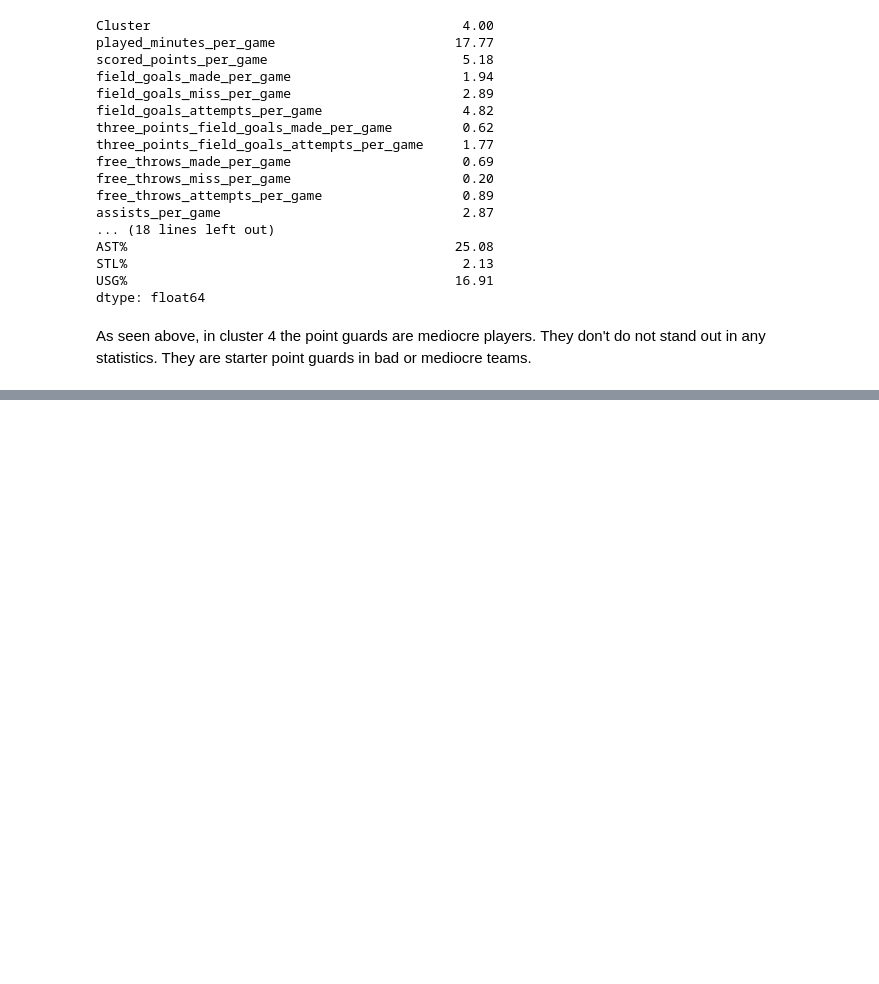
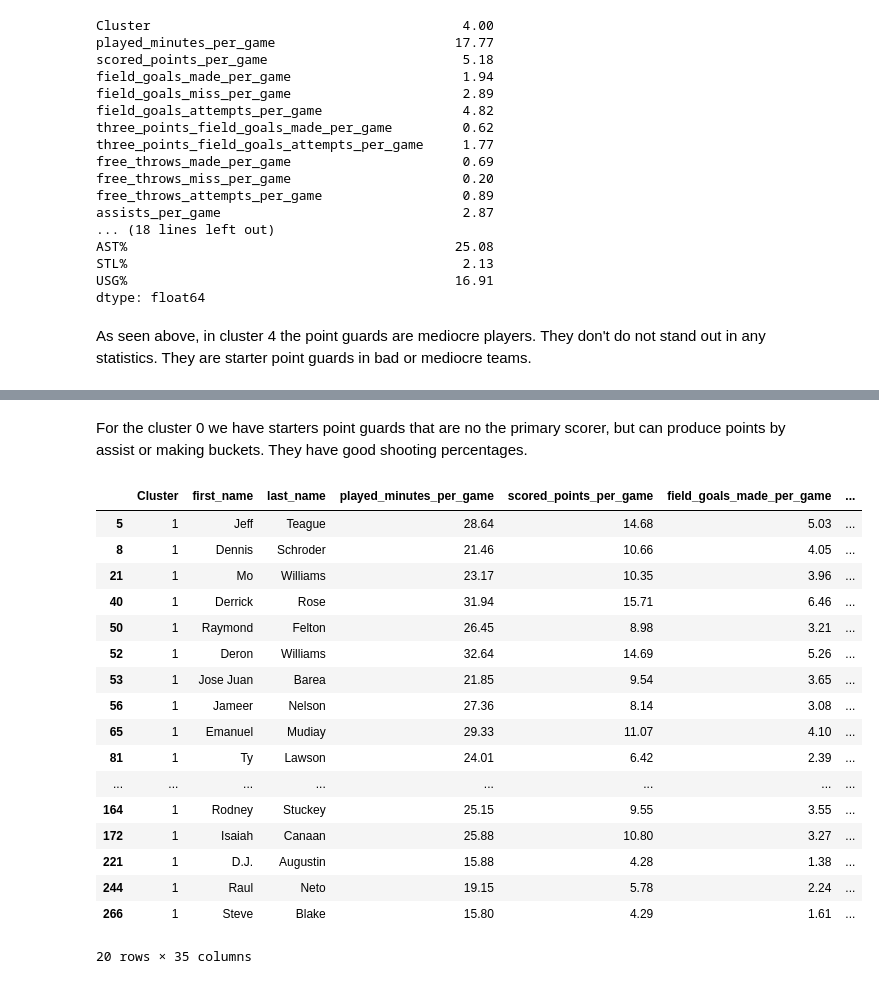
Before and after one commit to JoseRuizCasado/NBAPlayersClustering, a Jupyter notebook: NBAPlayerClustering.ipynb, the cells around one changed output, grey strips where cells are left out. Saved outputs shown, nothing was run; the diff lists cells and outputs as text; code cells hidden in the pictures; blank space fills up the shorter version.

```diff
--- a/NBAPlayerClustering.ipynb
+++ b/NBAPlayerClustering.ipynb
@@ -560,0 +697,5 @@ They are starter point guards in bad or mediocre teams.
+# %%
+pd.set_option('display.float_format', '{:.2f}'.format)
+pg_per_game_cluster3 = pg_per_game[pg_per_game['Cluster'] == 3]
+pg_per_game_cluster3 = pg_per_game_cluster3.drop(['player_id'], 1)
+pg_per_game_cluster3
@@ -560,0 +739,5 @@ They are starter point guards in bad or mediocre teams.
+# %%
+pd.set_option('display.float_format', '{:.2f}'.format)
+pg_per_game_cluster4 = pg_per_game[pg_per_game['Cluster'] == 4]
+pg_per_game_cluster4 = pg_per_game_cluster4.drop(['player_id'], 1)
+pg_per_game_cluster4
@@ -560,0 +782,7 @@ They are starter point guards in bad or mediocre teams.
+# %%
+pg_advanced['played_minutes_per_game'] = pg_advanced['played_minutes_per_game'].apply(lambda sec: sec/60)
+# %%
+pd.set_option('display.float_format', '{:.2f}'.format)
+pg_advanced_cluster0 = pg_advanced[pg_advanced['Cluster'] == 0]
+pg_advanced_cluster0 = pg_advanced_cluster0.drop(['player_id'], 1)
+pg_advanced_cluster0
@@ -560,0 +818,27 @@ They are starter point guards in bad or mediocre teams.
+# %% [markdown]
+For the cluster 0 we have starters point guards that are no the primary scorer, but can produce points by assist or
+making buckets. They have good shooting percentages.
+# %%
+pd.set_option('display.float_format', '{:.2f}'.format)
+pg_advanced_cluster1 = pg_advanced[pg_advanced['Cluster'] == 1]
+pg_advanced_cluster1 = pg_advanced_cluster1.drop(['player_id'], 1)
+pg_advanced_cluster1
+# %% [output]
+|  | Cluster | first_name | last_name | played_minutes_per_game | scored_points_per_game | field_goals_made_per_game | ... |
+| 5 | 1 | Jeff | Teague | 28.64 | 14.68 | 5.03 | ... |
+| 8 | 1 | Dennis | Schroder | 21.46 | 10.66 | 4.05 | ... |
+| 21 | 1 | Mo | Williams | 23.17 | 10.35 | 3.96 | ... |
+| 40 | 1 | Derrick | Rose | 31.94 | 15.71 | 6.46 | ... |
+| 50 | 1 | Raymond | Felton | 26.45 | 8.98 | 3.21 | ... |
+| 52 | 1 | Deron | Williams | 32.64 | 14.69 | 5.26 | ... |
+| 53 | 1 | Jose Juan | Barea | 21.85 | 9.54 | 3.65 | ... |
+| 56 | 1 | Jameer | Nelson | 27.36 | 8.14 | 3.08 | ... |
+| 65 | 1 | Emanuel | Mudiay | 29.33 | 11.07 | 4.10 | ... |
+| 81 | 1 | Ty | Lawson | 24.01 | 6.42 | 2.39 | ... |
+| ... | ... | ... | ... | ... | ... | ... | ... |
+| 164 | 1 | Rodney | Stuckey | 25.15 | 9.55 | 3.55 | ... |
+| 172 | 1 | Isaiah | Canaan | 25.88 | 10.80 | 3.27 | ... |
+| 221 | 1 | D.J. | Augustin | 15.88 | 4.28 | 1.38 | ... |
+| 244 | 1 | Raul | Neto | 19.15 | 5.78 | 2.24 | ... |
+| 266 | 1 | Steve | Blake | 15.80 | 4.29 | 1.61 | ... |
+20 rows × 35 columns
```
Also changed, not shown: parts of 40 cells of this notebook, 3 other files.
